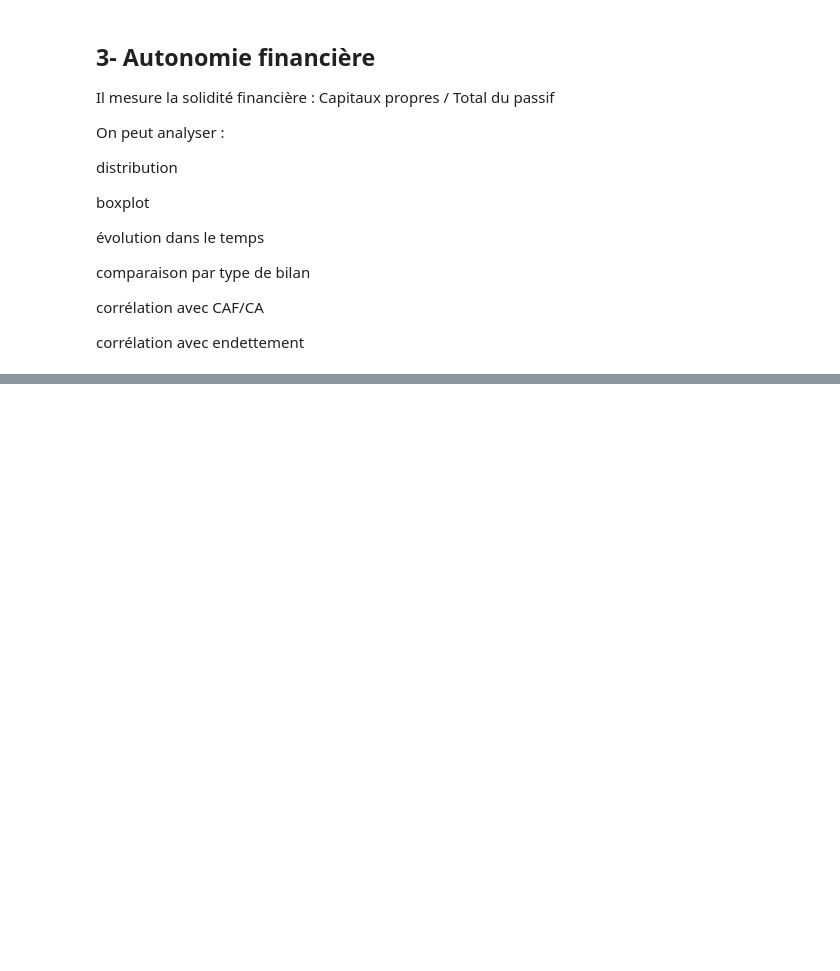
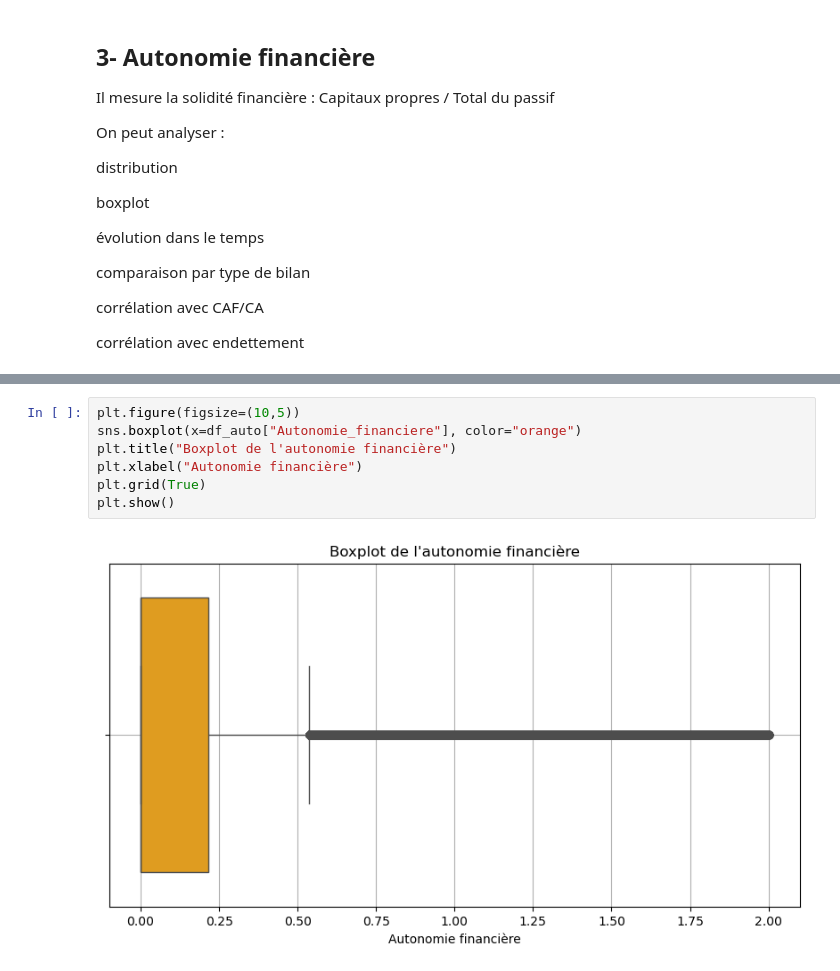
Before and after one commit to khelifaYacine/signaux-faibles-finance, a Jupyter notebook: 01_exploration.ipynb, the cells around one changed output, grey strips where cells are left out. Saved outputs shown, nothing was run; the diff lists cells and outputs as text; blank space fills up the shorter version.

```diff
--- a/01_exploration.ipynb
+++ b/01_exploration.ipynb
@@ -480,0 +507,9 @@ corrélation avec endettement
+# %%
+plt.figure(figsize=(10,5))
+sns.boxplot(x=df_auto["Autonomie_financiere"], color="orange")
+plt.title("Boxplot de l'autonomie financière")
+plt.xlabel("Autonomie financière")
+plt.grid(True)
+plt.show()
+# %% [output]
+[figure, added]
```
Also changed, not shown: parts of 9 cells of this notebook.
